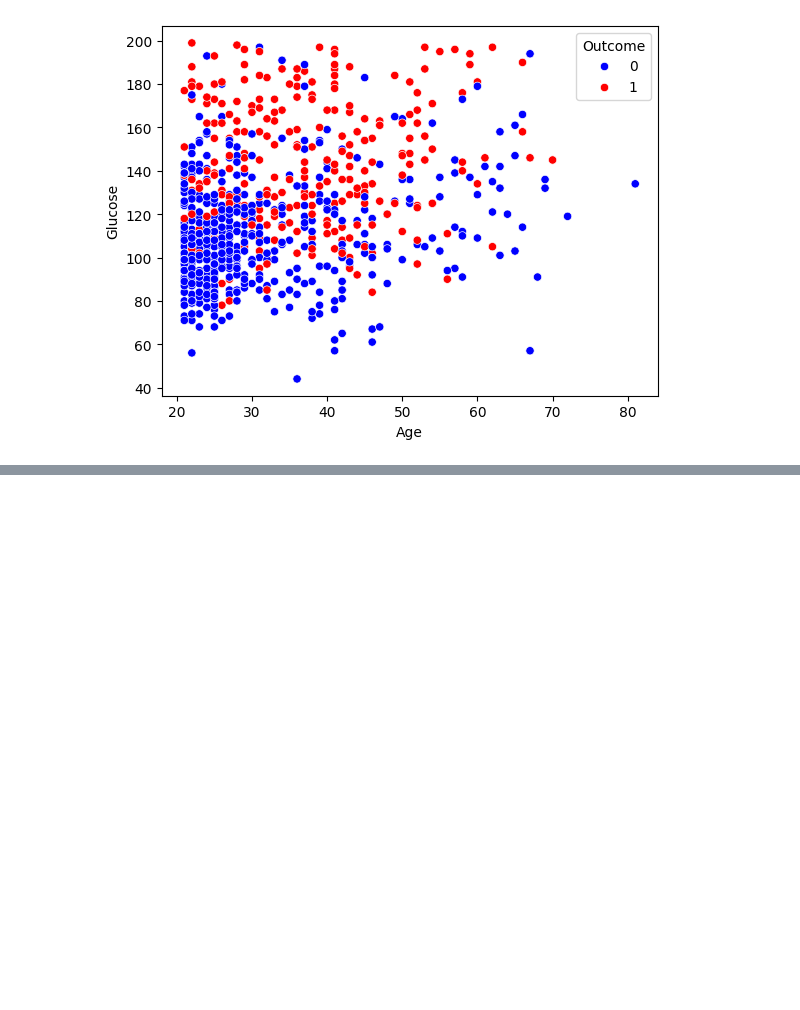
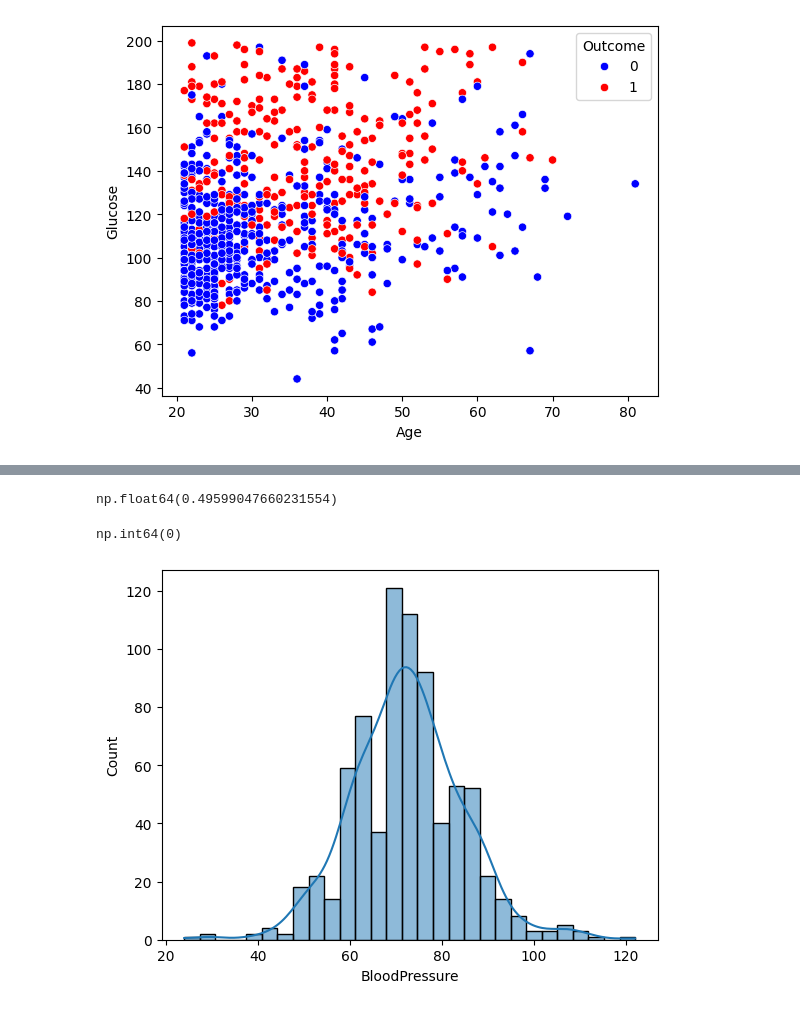
Before and after one commit to Vittalbhat7/disease-prediction, a Jupyter notebook: EDA.ipynb, the cells around one changed output, grey strips where cells are left out. Cells and saved outputs as stored; diff of their text form; code cells hidden in the pictures; blank space fills up the shorter version.

```diff
--- a/EDA.ipynb
+++ b/EDA.ipynb
@@ -148,0 +166,13 @@ plt.show()
+# %%
+df['Glucose'].corr(df["Outcome"]) # moderate corelation with outcome
+# %% [output]
+np.float64(0.49599047660231554)
+# %%
+(df["BloodPressure"] == 0).sum()
+# %% [output]
+np.int64(0)
+# %%
+sns.histplot(df["BloodPressure"], kde=True)
+plt.show()
+# %% [output]
+[figure, added]
```
Also changed, not shown: parts of 53 cells of this notebook.
